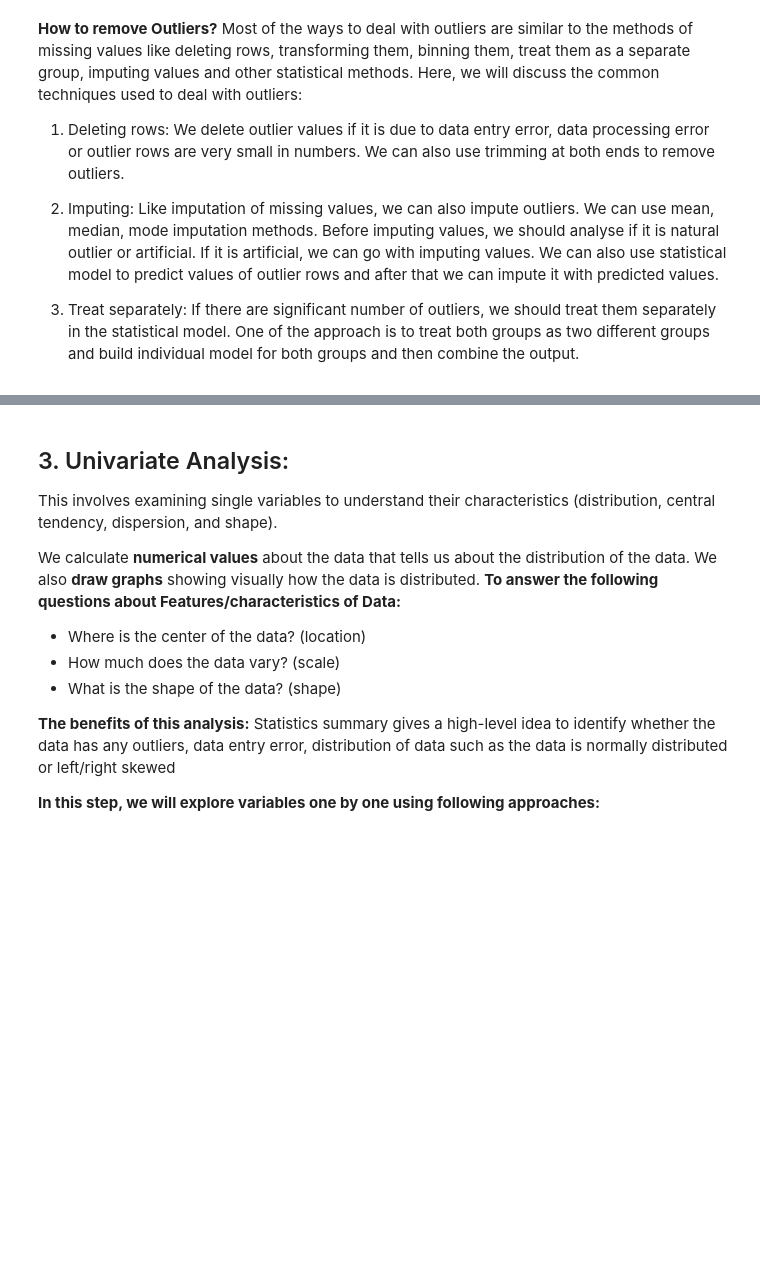
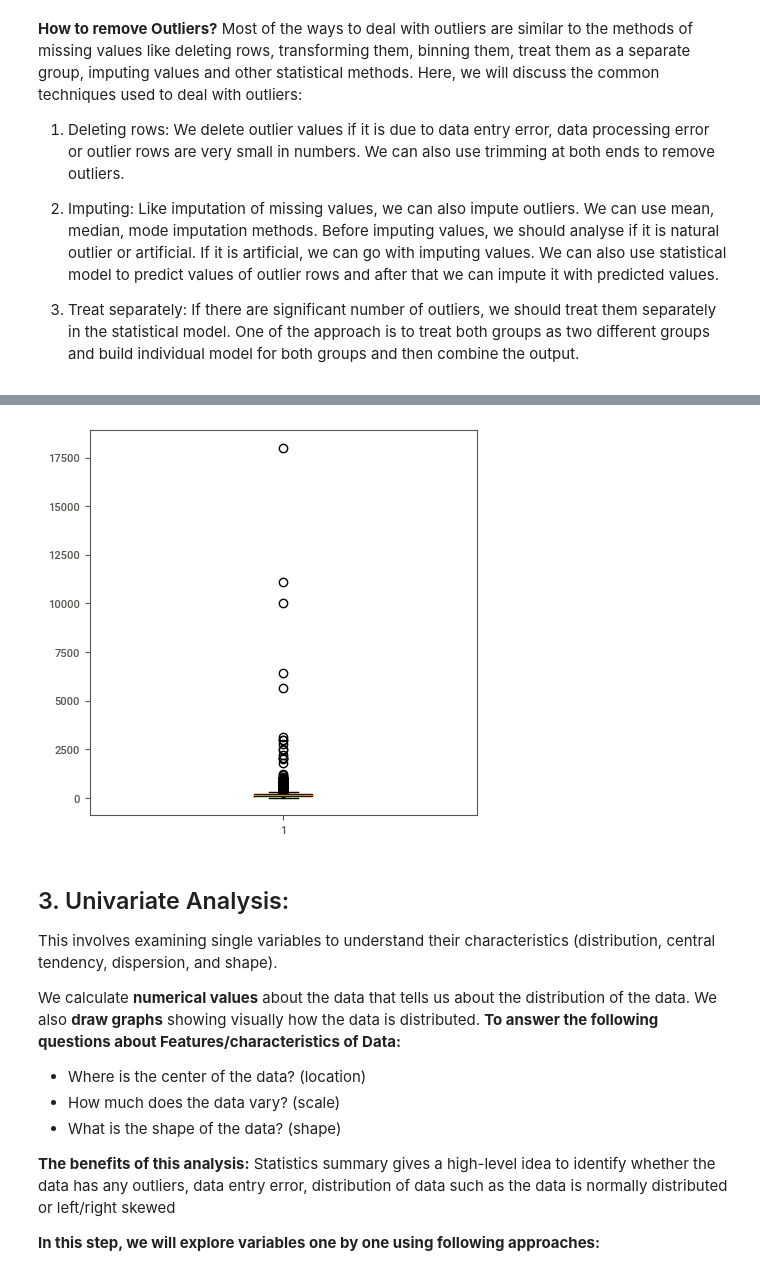
Before and after one commit to Tuwaiq-DS-ML-bootcamp-V-8/Usecase-6-Project-3, a Jupyter notebook: EDA explain template.ipynb, the cells around one changed output, grey strips where cells are left out. Drawn from its saved outputs; the diff is of its cells as text; code cells hidden in the pictures; blank space fills up the shorter version.

```diff
--- a/EDA explain template.ipynb
+++ b/EDA explain template.ipynb
@@ -293,0 +469,3 @@ Most of the ways to deal with outliers are similar to the methods of missing val
+# %%
+r = realEstate[realEstate['area'] < 185600.0]
+r = r[(r['area'] > 6.0)]
@@ -293,0 +490,10 @@ Most of the ways to deal with outliers are similar to the methods of missing val
+# %%
+fig = plt.figure(figsize =(5, 5))
+
+# Creating plot
+plt.boxplot(r['area'])
+
+# show plot
+plt.show()
+# %% [output]
+[figure, added]
```
Also changed, not shown: parts of 44 cells of this notebook, 1 other file.
